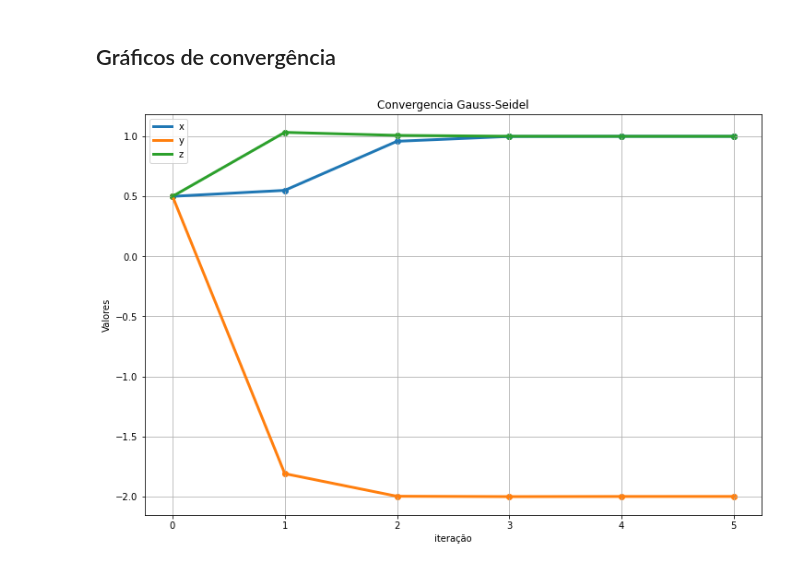
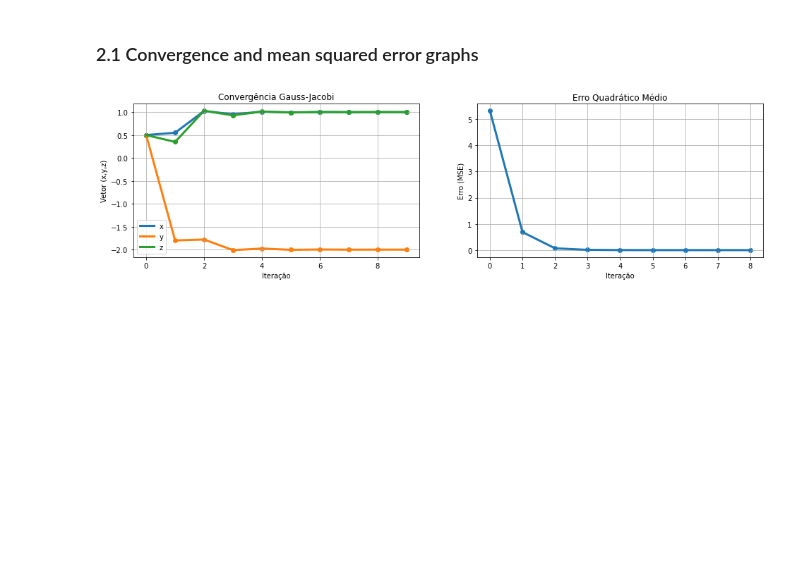
Before and after one commit to AntonSimen06/numerical-methods-lsp, a Jupyter notebook: gauss-seidel__gauss-jacobi.ipynb, the cells around one changed output. Cells and saved outputs as stored; diff of their text form; code cells hidden in the pictures; blank space fills up the shorter version.

```diff
--- a/gauss-seidel__gauss-jacobi.ipynb
+++ b/gauss-seidel__gauss-jacobi.ipynb
@@ -70,25 +175,28 @@ print("\n \n Erro Quadrático Médio MSE: ", mse[-1])
-# %% [markdown]
-## Gráficos de convergência
+# %% [markdown]
+### 2.1 Convergence and mean squared error graphs
 # %%
-import matplotlib.pyplot as plt
+figure, axis = plt.subplots(1, 2, figsize=(16,4))
 
-plt.figure(figsize=(12,8))
+#grafico de convergencia
+axis[0].plot(range(len(conv[0])), conv[0], linewidth=3)
+axis[0].plot(range(len(conv[1])),conv[1], linewidth=3)
+axis[0].plot(range(len(conv[2])),conv[2], linewidth=3)
+axis[0].set_title("Convergência Gauss-Jacobi")
+axis[0].scatter(range(len(conv[0])), conv[0])
+axis[0].scatter(range(len(conv[1])),conv[1])
+axis[0].scatter(range(len(conv[2])),conv[2])
+axis[0].legend(['x','y','z'])
+axis[0].set_xlabel("Iteração")
+axis[0].set_ylabel("Vetor (x,y,z)")
+axis[0].grid()
+#grafico do erro
+axis[1].plot(range(len(mse)), mse, linewidth=3)
+axis[1].scatter(range(len(mse)), mse)
+axis[1].set_title("Erro Quadrático Médio")
+axis[1].set_xlabel("Iteração")
+axis[1].set_ylabel("Erro (MSE)")
+axis[1].grid()
 
-plt.plot(range(len(conv[0])), conv[0], linewidth=3)
-plt.plot(range(len(conv[1])),conv[1], linewidth=3)
-plt.plot(range(len(conv[2])),conv[2], linewidth=3)
-
-plt.scatter(range(len(conv[0])), conv[0])
-plt.scatter(range(len(conv[1])),conv[1])
-plt.scatter(range(len(conv[2])),conv[2])
-
-plt.title("Convergencia Gauss-Seidel")
-plt.xlabel("iteração")
-plt.ylabel("Valores")
-
-plt.legend(['x','y','z'])
-
-
-plt.grid()
+plt.show()
 # %% [output]
-[figure, old version]
+[figure, new version]
```
Also changed, not shown: parts of 14 cells of this notebook.
